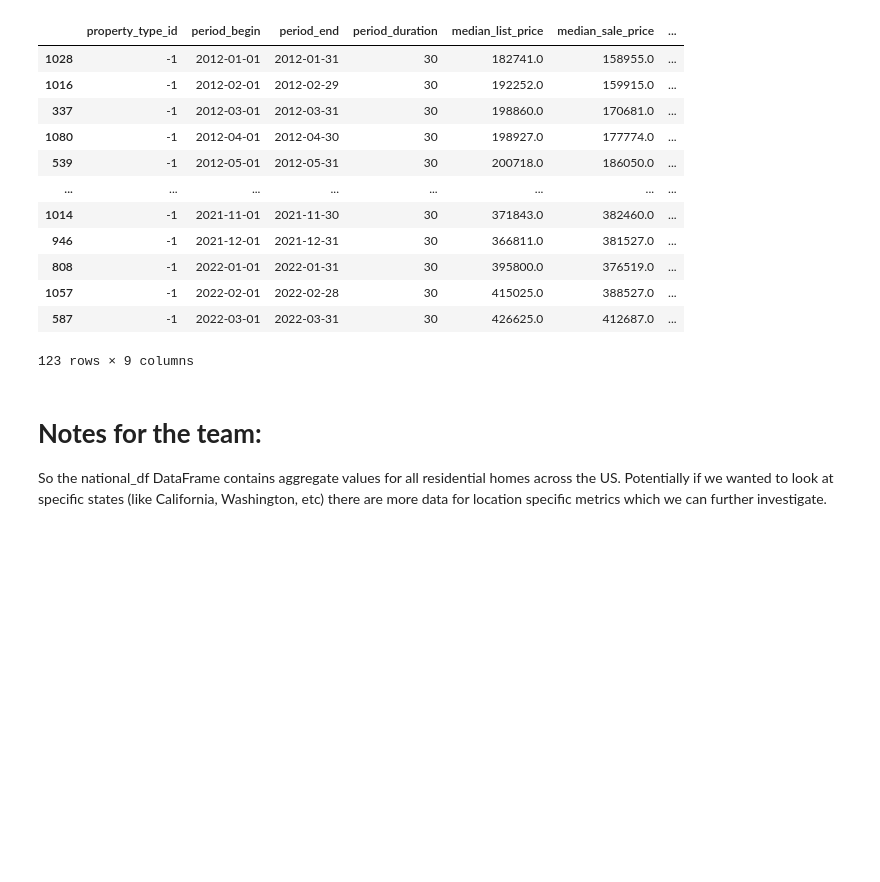
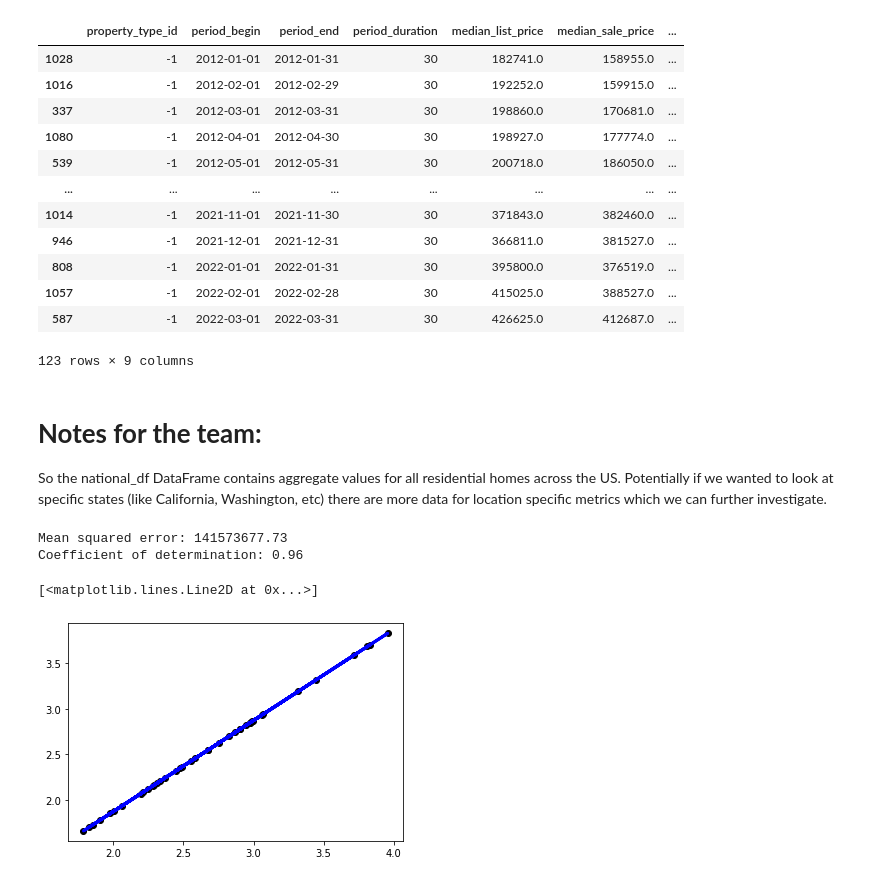
Before and after one commit to COGS118A/Group029-Sp22, a Jupyter notebook: COGS_118A_Project.ipynb, the cells around one changed output. Drawn from its saved outputs; the diff is of its cells as text; code cells hidden in the pictures; blank space fills up the shorter version.

```diff
--- a/COGS_118A_Project.ipynb
+++ b/COGS_118A_Project.ipynb
@@ -34,5 +37,5 @@ The metrics that we want to look at are:
  * 'average annual inflation' : an important factor when the comes to the valuation of USD when purchasing property.
 # %%
 #Data Wrangling from Redfin
-url2 = 'https://redfin-public-data.s3.us-west-2.amazonaws.com/redfin_market_tracker/us_national_market_tracker.tsv000.gz'
+url2 = 'https://raw.githubusercontent.com/ayiply/test_repo/main/us_national_market_tracker.tsv000'
 national_df = pd.read_csv(url2, sep = "\t")
@@ -115,3 +162,27 @@ national_df
 # %% [markdown]
 # **Notes for the team:**
 So the national_df DataFrame contains aggregate values for all residential homes across the US. Potentially if we wanted to look at specific states (like California, Washington, etc) there are more data for location specific metrics which we can further investigate.
+# %%
+X = national_df['median_list_price']
+y = national_df['median_sale_price']
+
+X_train, X_test, y_train, y_test = train_test_split(
+     X, y, test_size=0.33, random_state=42)
+# %%
+regr = linear_model.LinearRegression()
+regr.fit(np.array(X_train).reshape(-1,1), y_train)
+housing_pred = regr.predict(np.array(X_test).reshape(-1,1))
+print("Mean squared error: %.2f" % mean_squared_error(y_test, housing_pred))
+print("Coefficient of determination: %.2f" % r2_score(y_test, housing_pred))
+# %% [output]
+Mean squared error: 141573677.73
+Coefficient of determination: 0.96
+# %%
+X_test_norm = X_test.apply(lambda x: x/100000)
+housing_pred_norm = np.array([(pred / 100000) for pred in housing_pred])
+
+plt.scatter(X_test_norm, housing_pred_norm, color="black")
+plt.plot(X_test_norm, housing_pred_norm, color="blue", linewidth=3)
+# %% [output]
+[<matplotlib.lines.Line2D at 0x...>]
+[figure, added]
```
Also changed, not shown: parts of 6 cells of this notebook.
